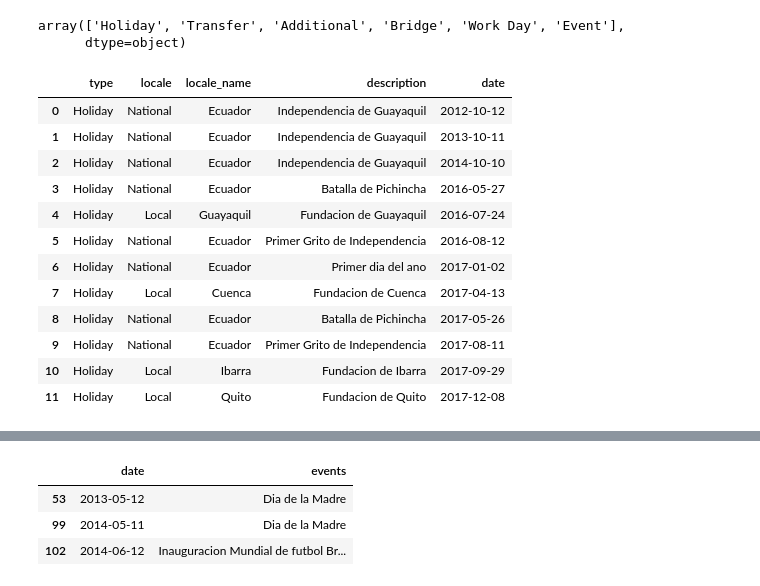
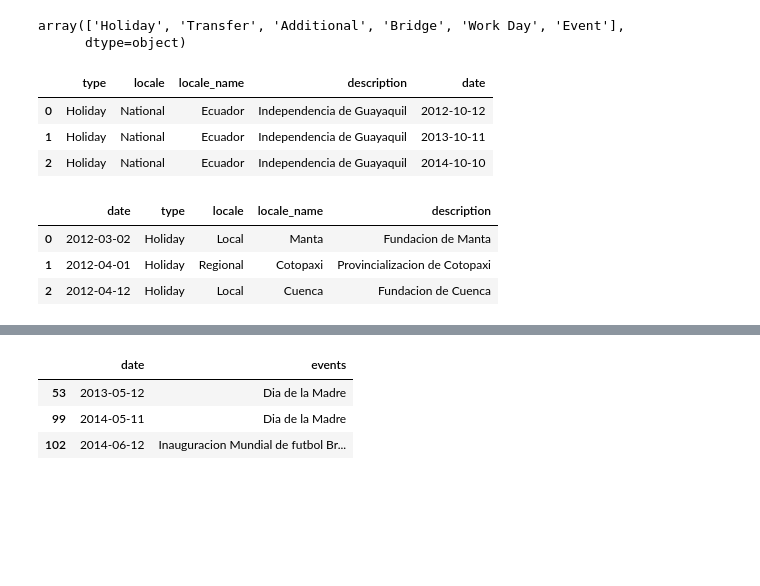
Before and after one commit to jag-shrestha/Sales-Forecast, a Jupyter notebook: Sales_Prediction_TSF.ipynb, the cells around one changed output, grey strips where cells are left out. Cells and saved outputs as stored; diff of their text form; code cells hidden in the pictures; blank space fills up the shorter version.

```diff
--- a/Sales_Prediction_TSF.ipynb
+++ b/Sales_Prediction_TSF.ipynb
@@ -206,26 +212,24 @@ holidays_events['type'].unique()
 array(['Holiday', 'Transfer', 'Additional', 'Bridge', 'Work Day', 'Event'],
       dtype=object)
 # %%
-# Transferred Holidays
+# Transferred Holidays - A holiday reschedules to some other day
 tr1 = holidays_events[(holidays_events.type == "Holiday") & (holidays_events.transferred == True)].drop("transferred", axis = 1).reset_index(drop = True)
 tr2 = holidays_events[(holidays_events.type == "Transfer")].drop("transferred", axis = 1).reset_index(drop = True)
+# So transfered_holidays -> when people were actually getting holiday with proper details.
 transfered_holidays = tr1[['type', 'locale', 'locale_name', 'description']]
 transfered_holidays['date'] = tr2['date']
-transfered_holidays
+transfered_holidays.head(3)
 # %% [output]
 |  | type | locale | locale_name | description | date |
 | 0 | Holiday | National | Ecuador | Independencia de Guayaquil | 2012-10-12 |
 | 1 | Holiday | National | Ecuador | Independencia de Guayaquil | 2013-10-11 |
 | 2 | Holiday | National | Ecuador | Independencia de Guayaquil | 2014-10-10 |
-| 3 | Holiday | National | Ecuador | Batalla de Pichincha | 2016-05-27 |
-| 4 | Holiday | Local | Guayaquil | Fundacion de Guayaquil | 2016-07-24 |
-| 5 | Holiday | National | Ecuador | Primer Grito de Independencia | 2016-08-12 |
-| 6 | Holiday | National | Ecuador | Primer dia del ano | 2017-01-02 |
-| 7 | Holiday | Local | Cuenca | Fundacion de Cuenca | 2017-04-13 |
-| 8 | Holiday | National | Ecuador | Batalla de Pichincha | 2017-05-26 |
-| 9 | Holiday | National | Ecuador | Primer Grito de Independencia | 2017-08-11 |
-| 10 | Holiday | Local | Ibarra | Fundacion de Ibarra | 2017-09-29 |
-| 11 | Holiday | Local | Quito | Fundacion de Quito | 2017-12-08 |
 # %%
 holidays = holidays_events[(holidays_events['transferred'] == False) & (holidays_events['type'] != "Transfer")].drop("transferred", axis = 1)
 holidays = holidays.append(transfered_holidays).reset_index(drop = True)
+holidays.head(3)
+# %% [output]
+|  | date | type | locale | locale_name | description |
+| 0 | 2012-03-02 | Holiday | Local | Manta | Fundacion de Manta |
+| 1 | 2012-04-01 | Holiday | Regional | Cotopaxi | Provincializacion de Cotopaxi |
+| 2 | 2012-04-12 | Holiday | Local | Cuenca | Fundacion de Cuenca |
```
Also changed, not shown: parts of 42 cells of this notebook.
